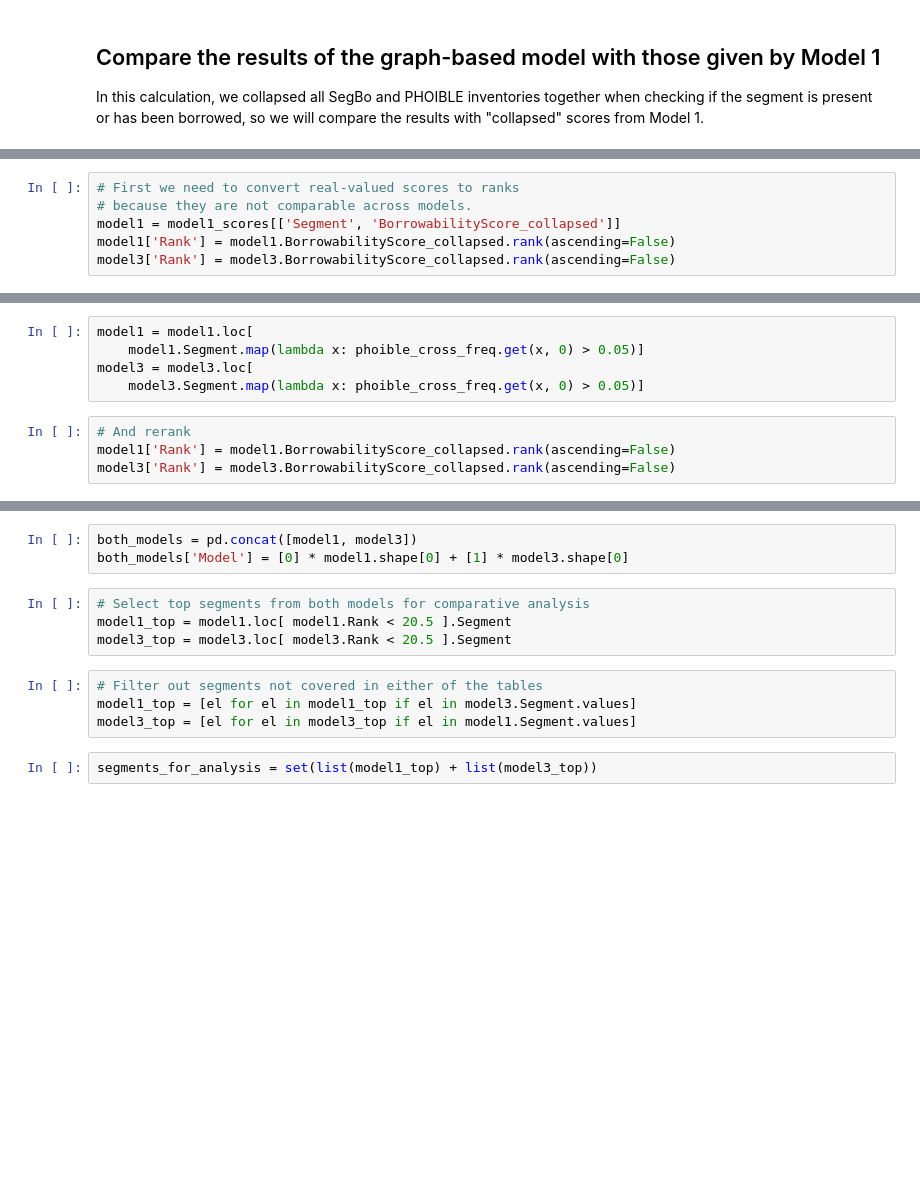
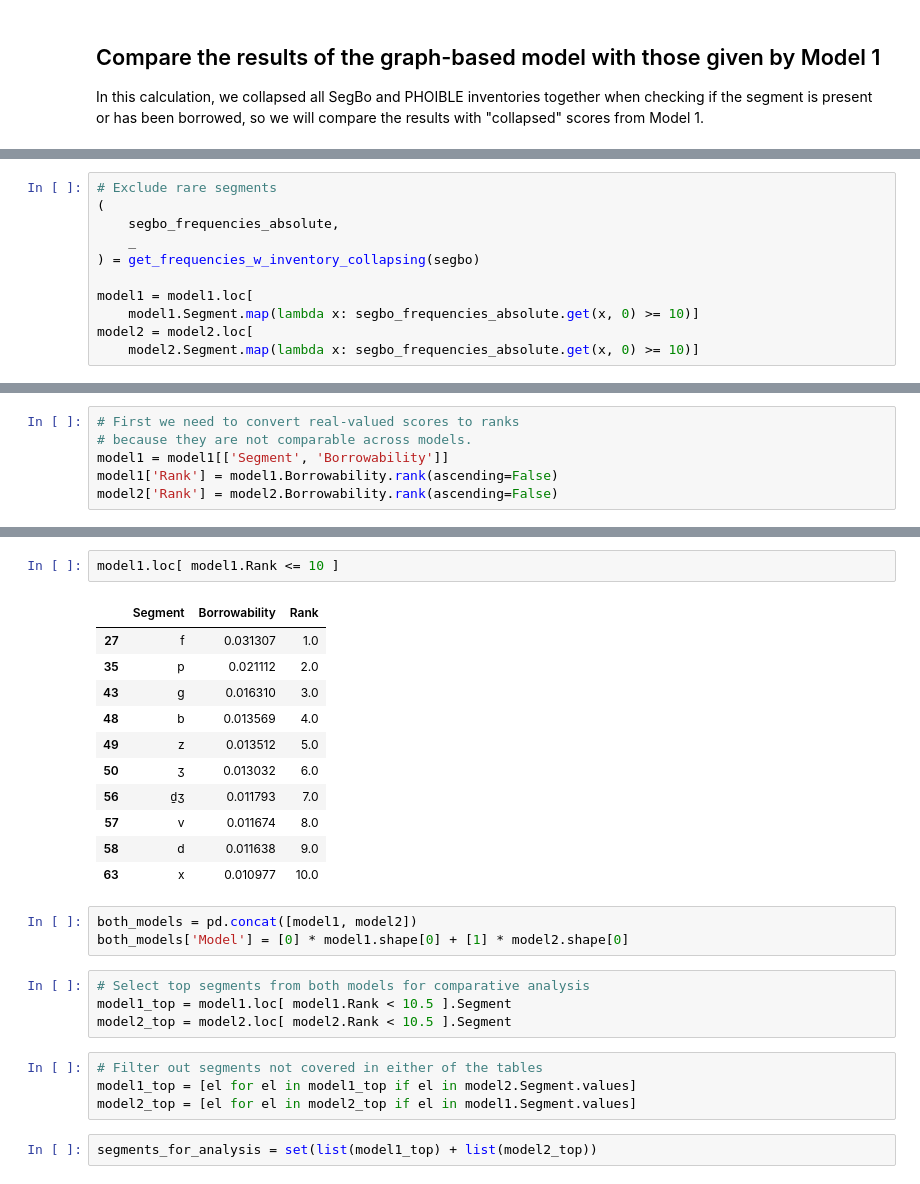
Before and after one commit to segbo-db/borrowability_paper, a Jupyter notebook: neighbor-graph_model/A language-graph-based model of segment borrowing.ipynb, the cells around one changed output, grey strips where cells are left out. Cells and saved outputs as stored; diff of their text form; blank space fills up the shorter version.

```diff
--- a/neighbor-graph_model/A language-graph-based model of segment borrowing.ipynb
+++ b/neighbor-graph_model/A language-graph-based model of segment borrowing.ipynb
@@ -239,0 +270,11 @@ model1 = pd.read_csv('../probablistic_model/borrowability_scores.csv')
+# %%
+# Exclude rare segments
+(
+    segbo_frequencies_absolute,
+    _
+) = get_frequencies_w_inventory_collapsing(segbo)
+
+model1 = model1.loc[
+    model1.Segment.map(lambda x: segbo_frequencies_absolute.get(x, 0) >= 10)]
+model2 = model2.loc[
+    model2.Segment.map(lambda x: segbo_frequencies_absolute.get(x, 0) >= 10)]
@@ -240,6 +283,6 @@ model1 = pd.read_csv('../probablistic_model/borrowability_scores.csv')
 # %%
 # First we need to convert real-valued scores to ranks
 # because they are not comparable across models.
-model1 = model1_scores[['Segment', 'BorrowabilityScore_collapsed']]
-model1['Rank'] = model1.BorrowabilityScore_collapsed.rank(ascending=False)
-model3['Rank'] = model3.BorrowabilityScore_collapsed.rank(ascending=False)
+model1 = model1[['Segment', 'Borrowability']]
+model1['Rank'] = model1.Borrowability.rank(ascending=False)
+model2['Rank'] = model2.Borrowability.rank(ascending=False)
@@ -269,9 +288,0 @@ for segment in phoible.Value.unique():
-# %%
-model1 = model1.loc[
-    model1.Segment.map(lambda x: phoible_cross_freq.get(x, 0) > 0.05)]
-model3 = model3.loc[
-    model3.Segment.map(lambda x: phoible_cross_freq.get(x, 0) > 0.05)]
-# %%
-# And rerank
-model1['Rank'] = model1.BorrowabilityScore_collapsed.rank(ascending=False)
-model3['Rank'] = model3.BorrowabilityScore_collapsed.rank(ascending=False)
@@ -278,14 +294,28 @@ model3['Rank'] = model3.BorrowabilityScore_collapsed.rank(ascending=False)
+# %%
+model1.loc[ model1.Rank <= 10 ]
+# %% [output]
+|  | Segment | Borrowability | Rank |
+| 27 | f | 0.031307 | 1.0 |
+| 35 | p | 0.021112 | 2.0 |
+| 43 | ɡ | 0.016310 | 3.0 |
+| 48 | b | 0.013569 | 4.0 |
+| 49 | z | 0.013512 | 5.0 |
+| 50 | ʒ | 0.013032 | 6.0 |
+| 56 | d̠ʒ | 0.011793 | 7.0 |
+| 57 | v | 0.011674 | 8.0 |
+| 58 | d | 0.011638 | 9.0 |
+| 63 | x | 0.010977 | 10.0 |
 # %%
-both_models = pd.concat([model1, model3])
-both_models['Model'] = [0] * model1.shape[0] + [1] * model3.shape[0]
+both_models = pd.concat([model1, model2])
+both_models['Model'] = [0] * model1.shape[0] + [1] * model2.shape[0]
 # %%
 # Select top segments from both models for comparative analysis
-model1_top = model1.loc[ model1.Rank < 20.5 ].Segment
-model3_top = model3.loc[ model3.Rank < 20.5 ].Segment
+model1_top = model1.loc[ model1.Rank < 10.5 ].Segment
+model2_top = model2.loc[ model2.Rank < 10.5 ].Segment
 # %%
 # Filter out segments not covered in either of the tables
-model1_top = [el for el in model1_top if el in model3.Segment.values]
-model3_top = [el for el in model3_top if el in model1.Segment.values]
+model1_top = [el for el in model1_top if el in model2.Segment.values]
+model2_top = [el for el in model2_top if el in model1.Segment.values]
 # %%
-segments_for_analysis = set(list(model1_top) + list(model3_top))
+segments_for_analysis = set(list(model1_top) + list(model2_top))
 # %%
```
Also changed, not shown: parts of 20 cells of this notebook, 5 other files.
